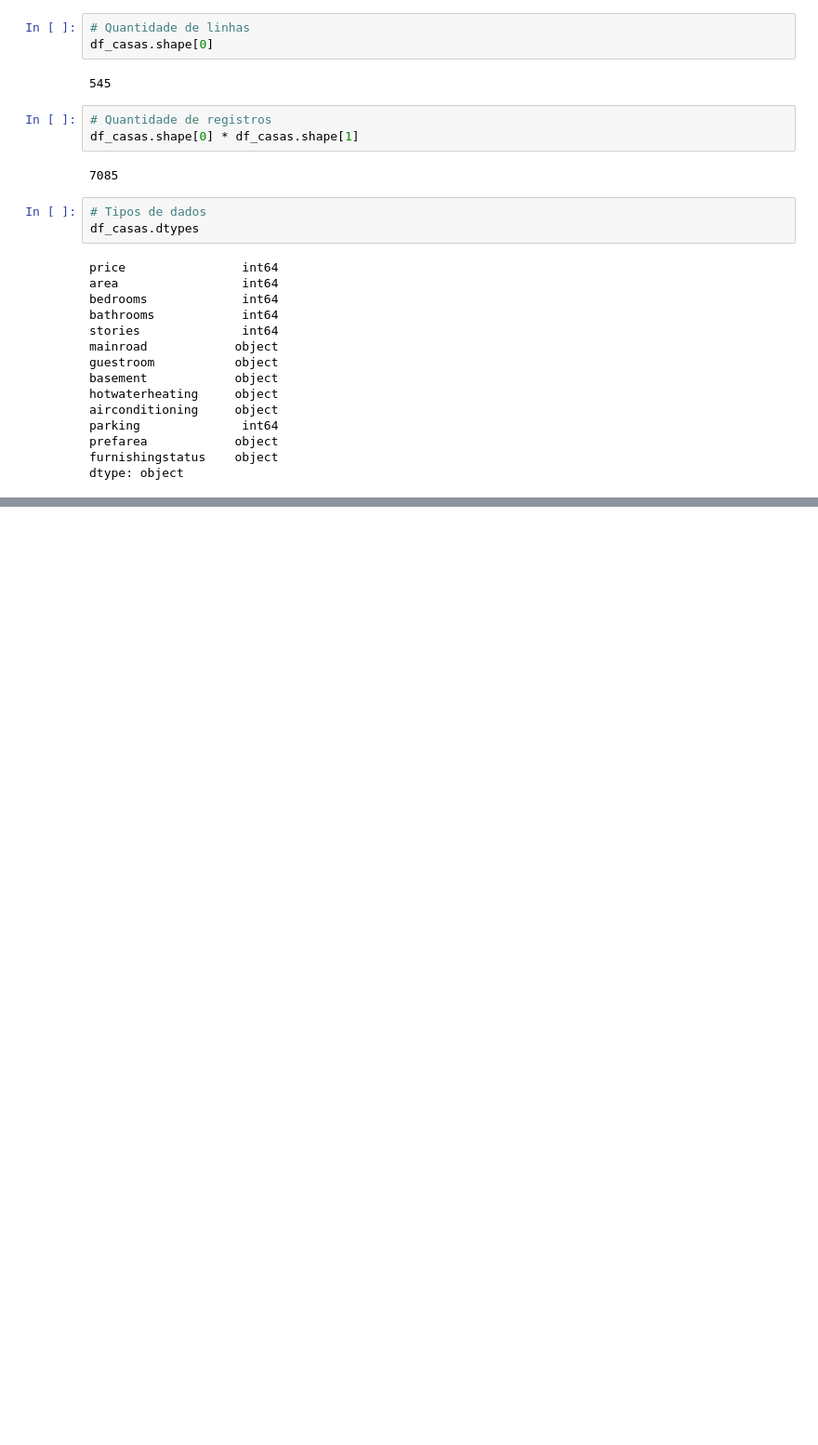
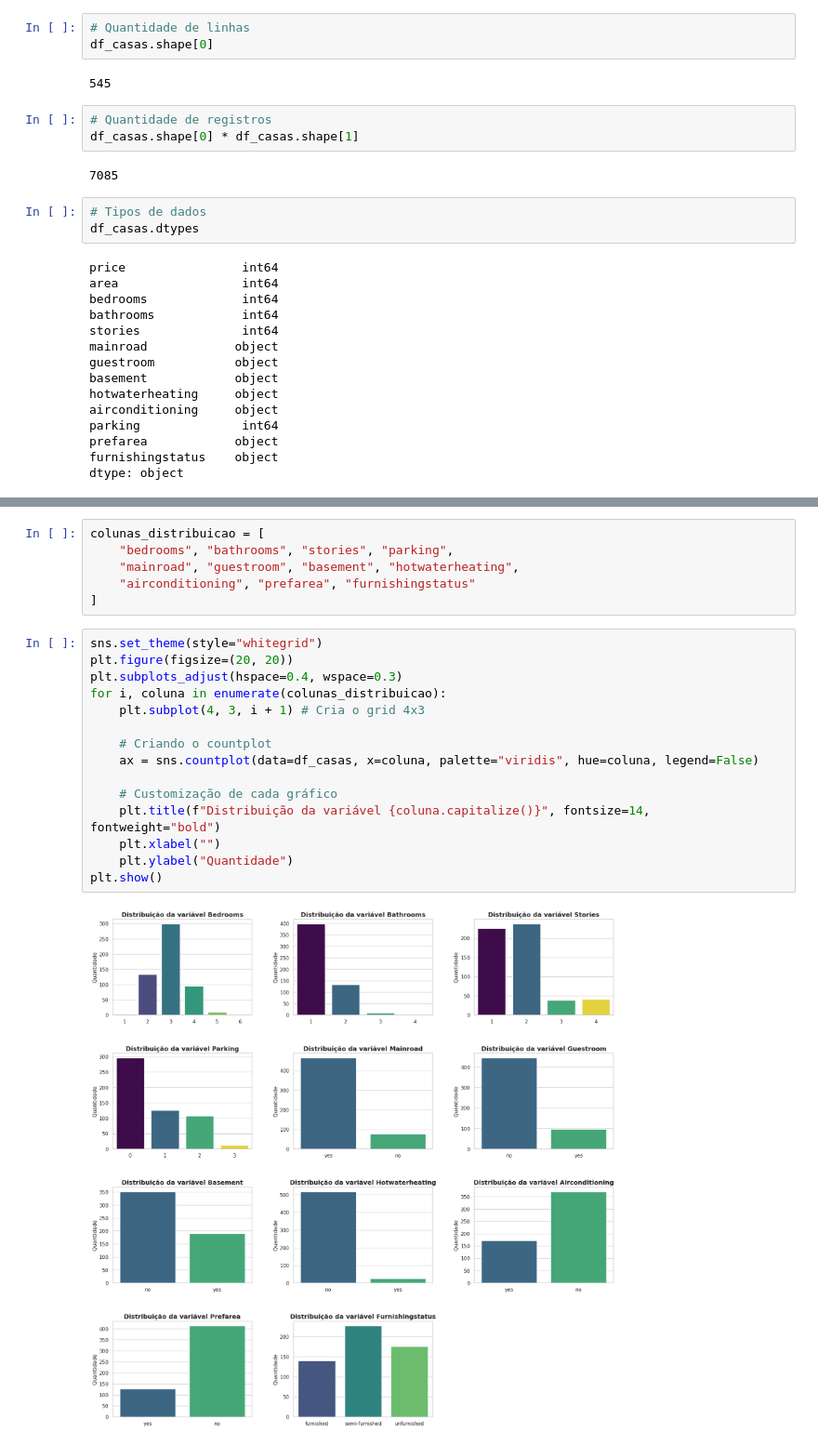
Before and after one commit to hugogsmendes/Houses-prediction, a Jupyter notebook: models_ml/model.ipynb, the cells around one changed output, grey strips where cells are left out. Shown at 93% size. Drawn from its saved outputs; the diff is of its cells as text; blank space fills up the shorter version.

```diff
--- a/models_ml/model.ipynb
+++ b/models_ml/model.ipynb
@@ -125,0 +252,23 @@ Preço da Casa (Atributo Alvo) -> Preço
+# %%
+colunas_distribuicao = [
+    "bedrooms", "bathrooms", "stories", "parking",
+    "mainroad", "guestroom", "basement", "hotwaterheating",
+    "airconditioning", "prefarea", "furnishingstatus"
+]
+# %%
+sns.set_theme(style="whitegrid")
+plt.figure(figsize=(20, 20))
+plt.subplots_adjust(hspace=0.4, wspace=0.3)
+for i, coluna in enumerate(colunas_distribuicao):
+    plt.subplot(4, 3, i + 1) # Cria o grid 4x3
+
+    # Criando o countplot
+    ax = sns.countplot(data=df_casas, x=coluna, palette="viridis", hue=coluna, legend=False)
+
+    # Customização de cada gráfico
+    plt.title(f"Distribuição da variável {coluna.capitalize()}", fontsize=14, fontweight="bold")
+    plt.xlabel("")
+    plt.ylabel("Quantidade")
+plt.show()
+# %% [output]
+[figure, added]
```
Also changed, not shown: parts of 25 cells of this notebook.
